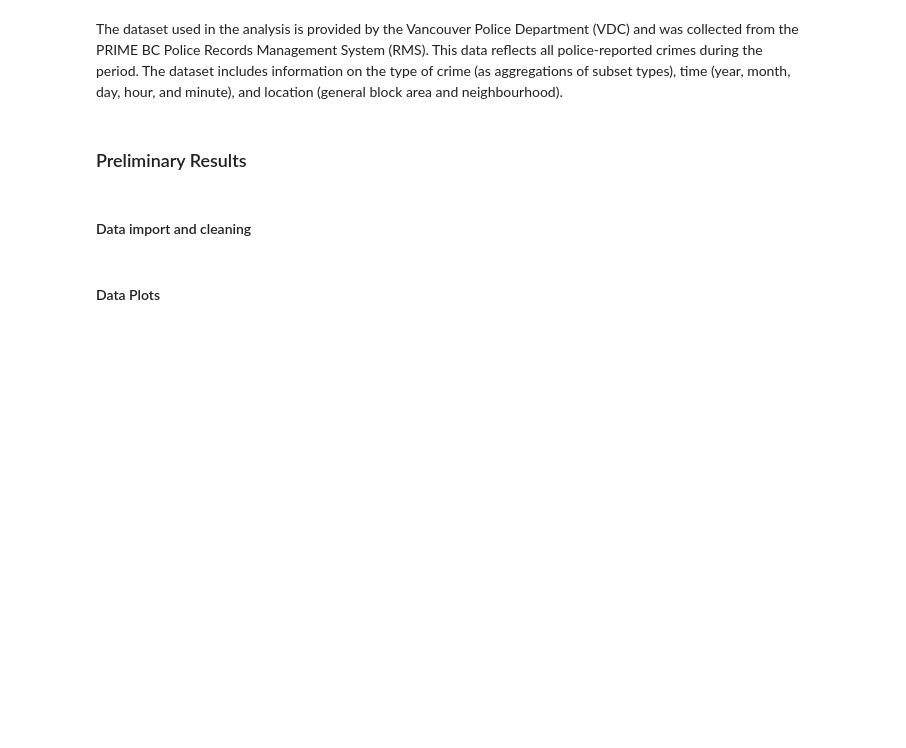
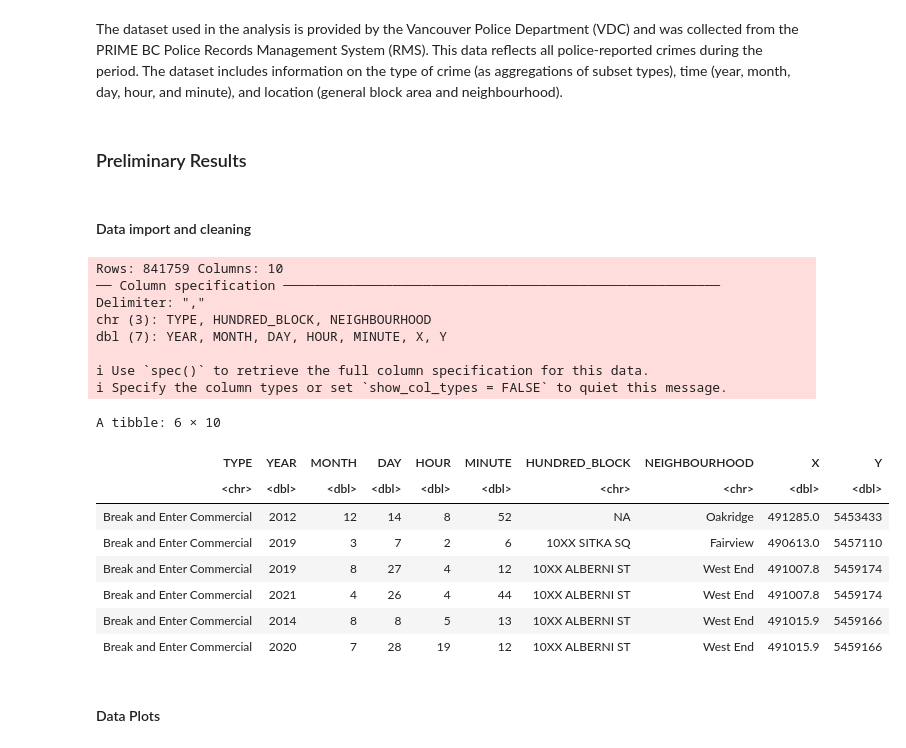
Before and after one commit to samnthorne/STAT201_Group40, a Jupyter notebook: Proposal.ipynb, the cells around one changed output. Drawn from its saved outputs; the diff is of its cells as text; code cells hidden in the pictures; blank space fills up the shorter version.

```diff
--- a/Proposal.ipynb
+++ b/Proposal.ipynb
@@ -23,2 +32,27 @@ The dataset used in the analysis is provided by the Vancouver Police Department
 # %% [markdown]
 #### Data import and cleaning
+# %%
+# Reading in data from a downloaded csv file.
+crimedata <- read_csv('crimedata_csv_AllNeighbourhoods_AllYears.csv')
+head(crimedata)
+
+########
+# DO WE NEED TO READ THIS DIRECTLY FROM THE WEB INSTEAD OF DOWNLOADING???
+# %% [output]
+Rows: 841759 Columns: 10
+── Column specification ────────────────────────────────────────────────────────
+Delimiter: ","
+chr (3): TYPE, HUNDRED_BLOCK, NEIGHBOURHOOD
+dbl (7): YEAR, MONTH, DAY, HOUR, MINUTE, X, Y
+
+ℹ Use `spec()` to retrieve the full column specification for this data.
+ℹ Specify the column types or set `show_col_types = FALSE` to quiet this message.
+A tibble: 6 × 10
+| TYPE | YEAR | MONTH | DAY | HOUR | MINUTE | HUNDRED_BLOCK | NEIGHBOURHOOD | X | Y |
+| <chr> | <dbl> | <dbl> | <dbl> | <dbl> | <dbl> | <chr> | <chr> | <dbl> | <dbl> |
+| Break and Enter Commercial | 2012 | 12 | 14 | 8 | 52 | NA | Oakridge | 491285.0 | 5453433 |
+| Break and Enter Commercial | 2019 | 3 | 7 | 2 | 6 | 10XX SITKA SQ | Fairview | 490613.0 | 5457110 |
+| Break and Enter Commercial | 2019 | 8 | 27 | 4 | 12 | 10XX ALBERNI ST | West End | 491007.8 | 5459174 |
+| Break and Enter Commercial | 2021 | 4 | 26 | 4 | 44 | 10XX ALBERNI ST | West End | 491007.8 | 5459174 |
+| Break and Enter Commercial | 2014 | 8 | 8 | 5 | 13 | 10XX ALBERNI ST | West End | 491015.9 | 5459166 |
+| Break and Enter Commercial | 2020 | 7 | 28 | 19 | 12 | 10XX ALBERNI ST | West End | 491015.9 | 5459166 |
```
Also changed, not shown: parts of 3 cells of this notebook.
